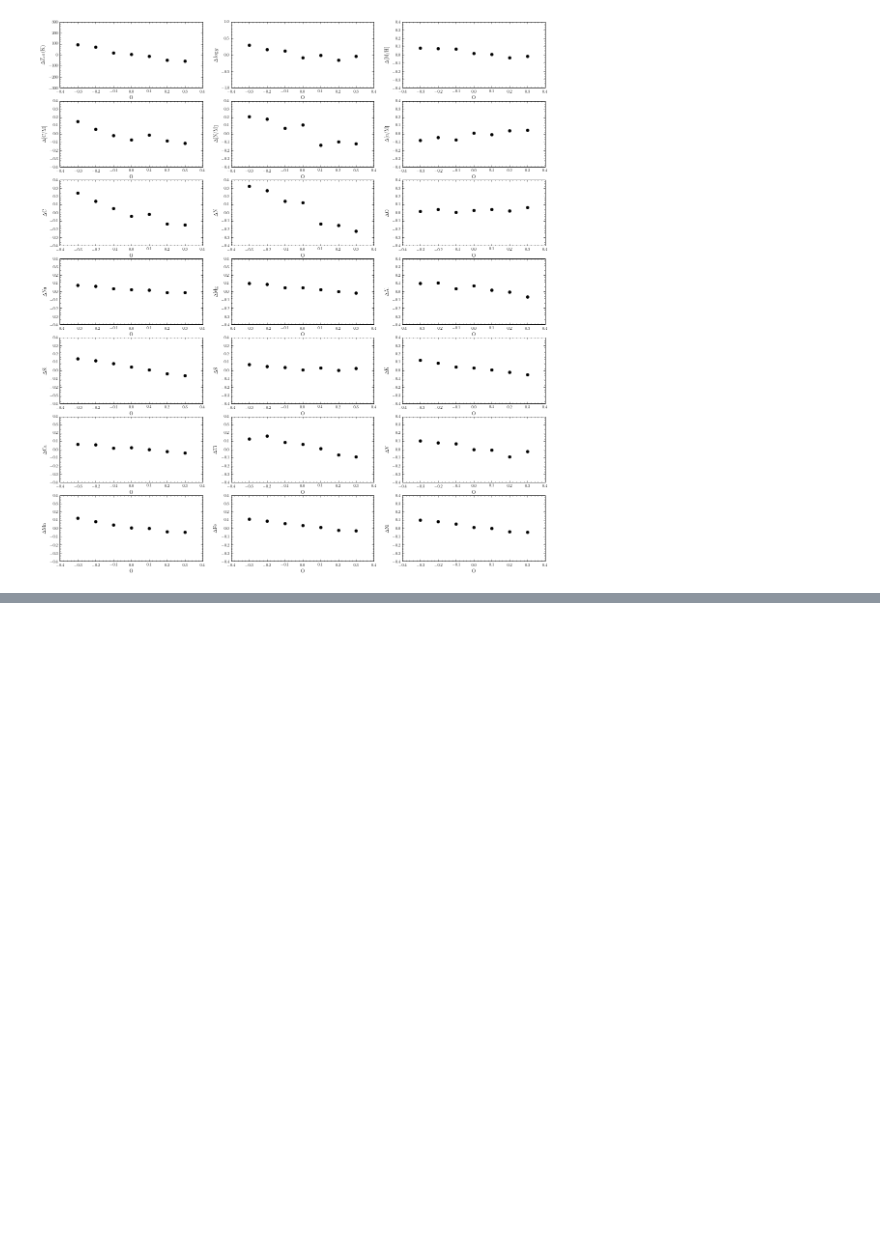
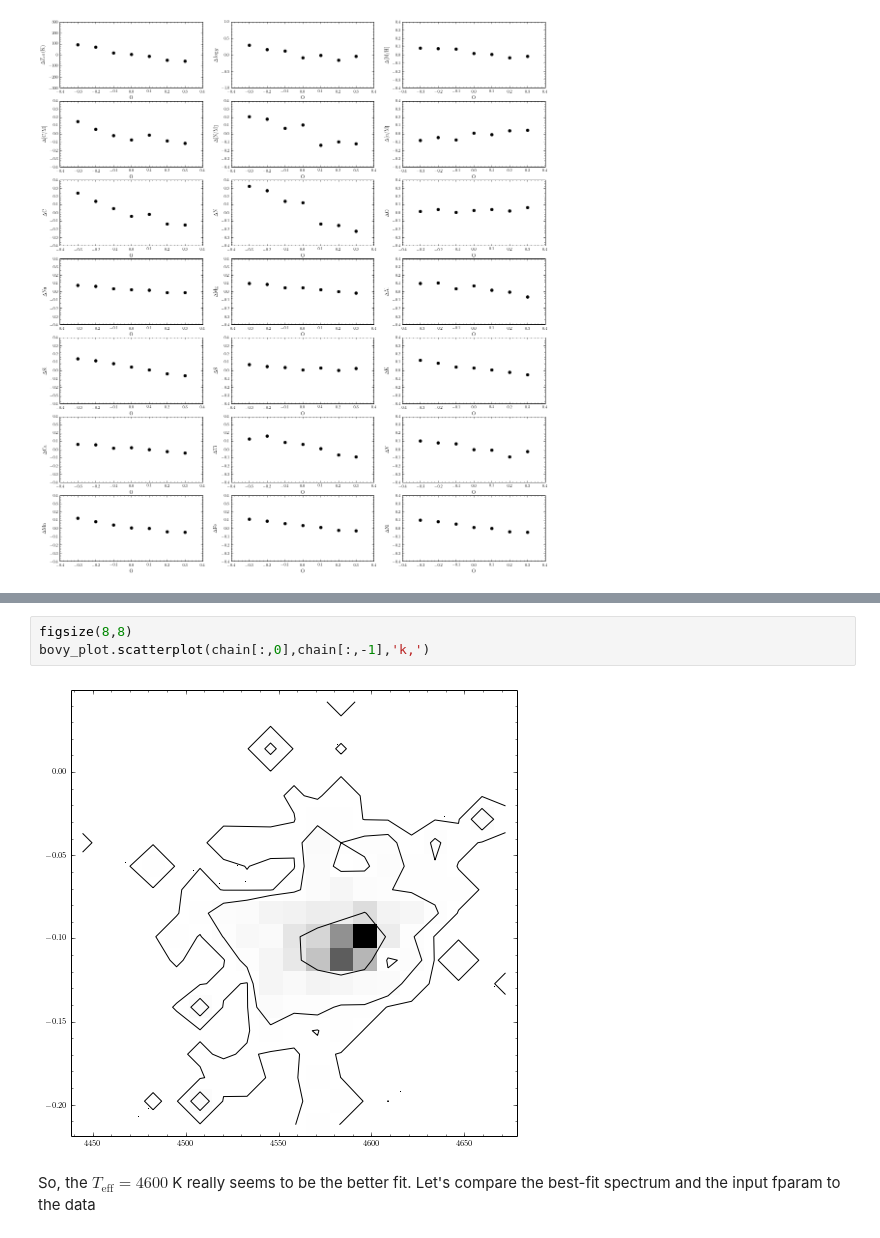
Before and after one commit to jobovy/misc-notebooks, a Jupyter notebook: apogee-aspcap-indivOvar.ipynb, the cells around one changed output, grey strips where cells are left out. Saved outputs shown, nothing was run; the diff lists cells and outputs as text; blank space fills up the shorter version.

```diff
--- a/apogee-aspcap-indivOvar.ipynb
+++ b/apogee-aspcap-indivOvar.ipynb
@@ -149,0 +183,7 @@ plot_results(ofes,results_fparam_45,newresults_felem_45,fparam_ref,var_label=r'$
+# %%
+figsize(8,8)
+bovy_plot.scatterplot(chain[:,0],chain[:,-1],'k,')
+# %% [output]
+[figure, added]
+# %% [markdown]
+So, the $T_{\mathrm{eff}} =4600$ K really seems to be the better fit. Let's compare the best-fit spectrum and the input fparam to the data
```
Also changed, not shown: parts of 25 cells of this notebook.
